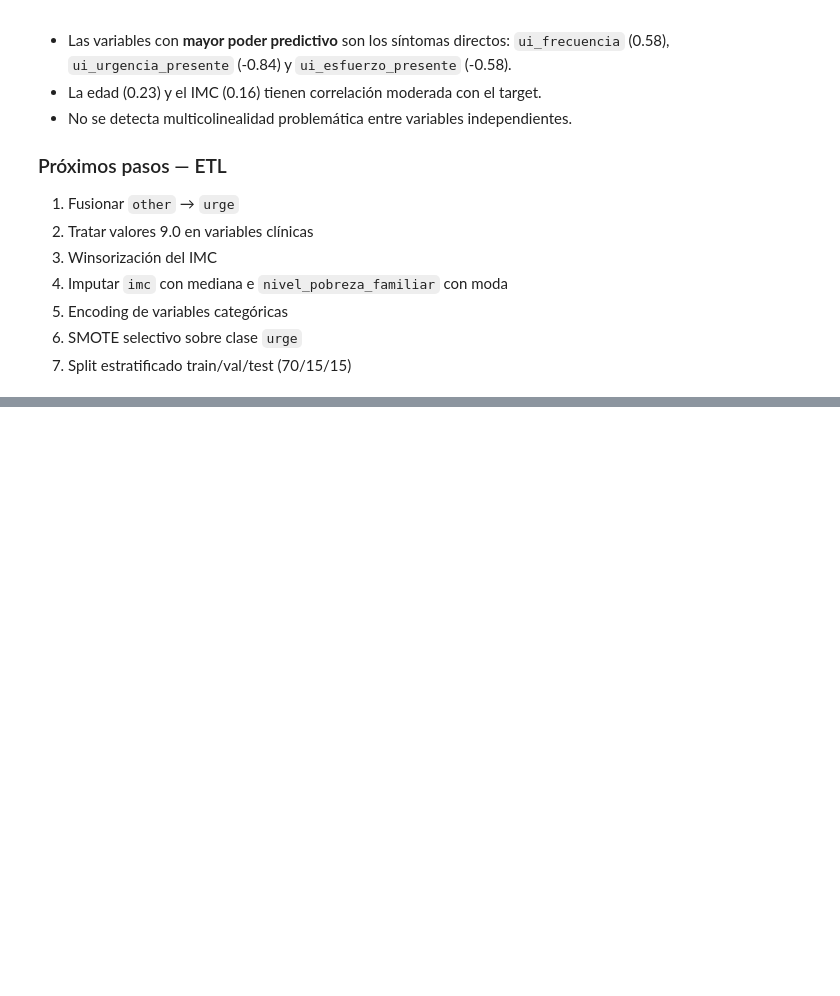
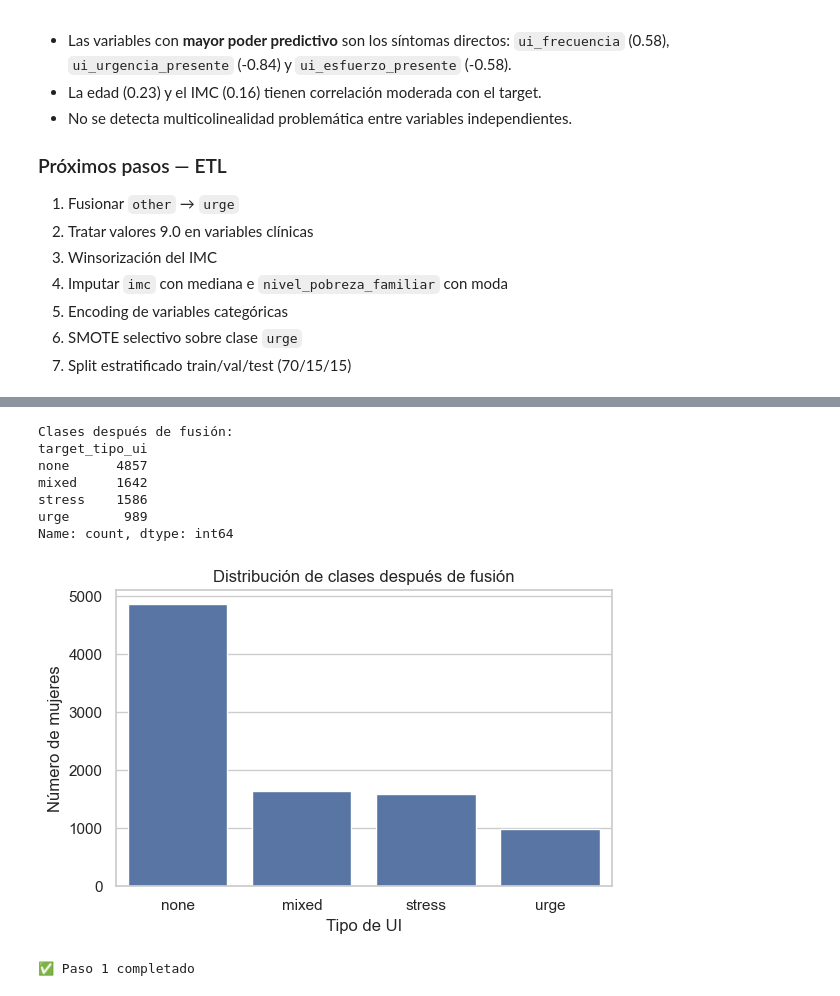
Before and after one commit to Bootcamp-IA-P6/Proyecto7_Equipo3_Multiclase, a Jupyter notebook: notebooks/modeling/notebook_maryori.ipynb, the cells around one changed output, grey strips where cells are left out. Drawn from its saved outputs; the diff is of its cells as text; code cells hidden in the pictures; blank space fills up the shorter version.

```diff
--- a/notebooks/modeling/notebook_maryori.ipynb
+++ b/notebooks/modeling/notebook_maryori.ipynb
@@ -473,0 +499,32 @@ tratarse en el ETL.
+# %%
+df_etl = df.copy()
+
+df_etl['target_tipo_ui'] = df_etl['target_tipo_ui'].replace('other', 'urge')
+
+print("Clases después de fusión:")
+print(df_etl['target_tipo_ui'].value_counts())
+
+# Verificación visual
+plt.figure(figsize=(6, 4))
+sns.countplot(
+    data=df_etl,
+    x='target_tipo_ui',
+    order=df_etl['target_tipo_ui'].value_counts().index
+)
+plt.title("Distribución de clases después de fusión")
+plt.xlabel("Tipo de UI")
+plt.ylabel("Número de mujeres")
+plt.tight_layout()
+plt.show()
+
+print("\n✅ Paso 1 completado")
+# %% [output]
+Clases después de fusión:
+target_tipo_ui
+none      4857
+mixed     1642
+stress    1586
+urge       989
+Name: count, dtype: int64
+[figure, added]
+✅ Paso 1 completado
```
Also changed, not shown: parts of 15 cells of this notebook, 2 other files.
